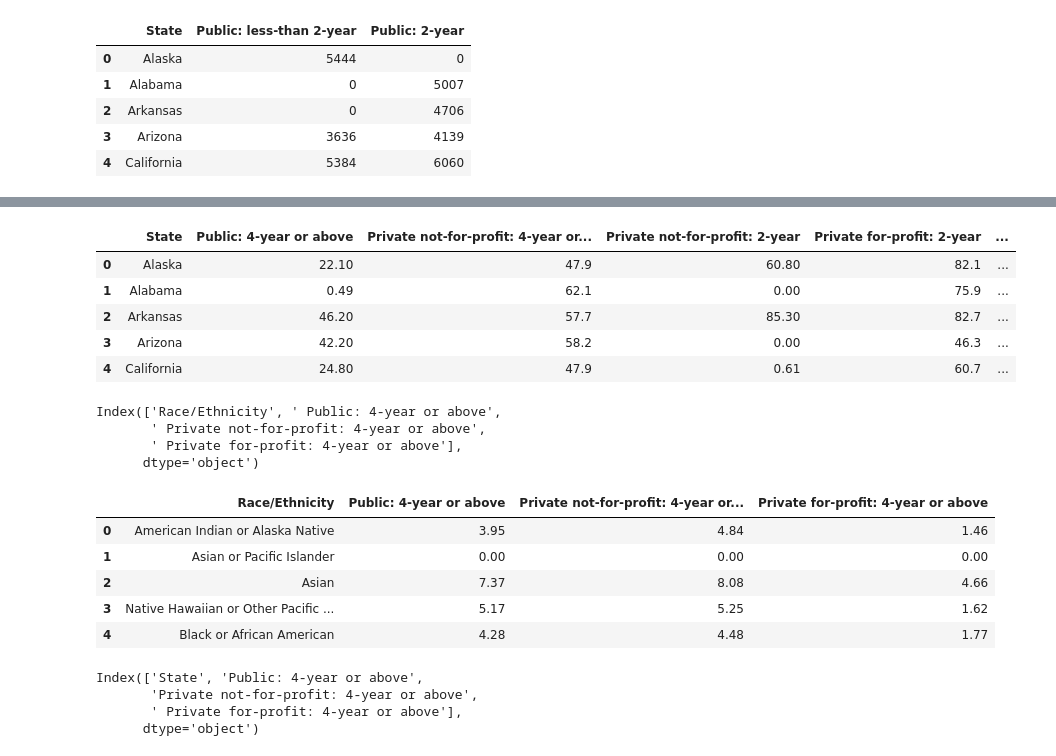
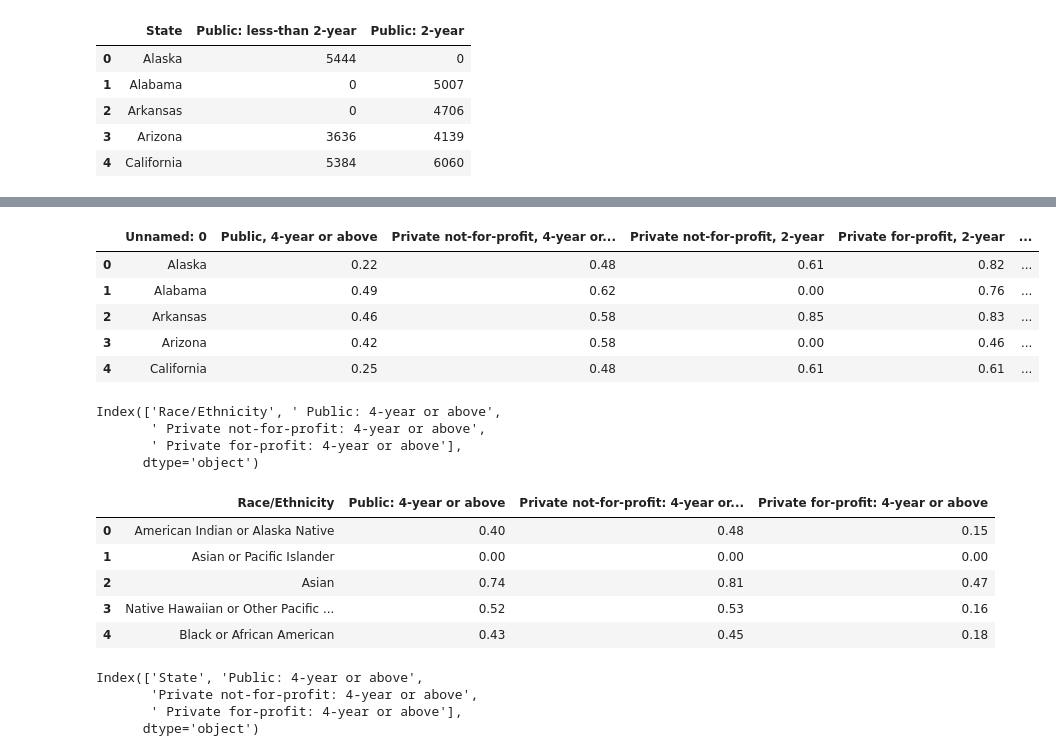
Before and after one commit to RommelPants/studentloan_analysis, a Jupyter notebook: StudentLoan_Anaylsis_WIP_v1.ipynb, the cells around one changed output, grey strips where cells are left out. Cells and saved outputs as stored; diff of their text form; code cells hidden in the pictures.

```diff
--- a/StudentLoan_Anaylsis_WIP_v1.ipynb
+++ b/StudentLoan_Anaylsis_WIP_v1.ipynb
@@ -8,9 +8,9 @@ private = ["State", "Private not-for-profit: 4-year or above", "Private not-for-
 # %%
 # Files to Load
 average_loan_amount_to_load = "./data/Average_student_loans_in_dollars.csv"
-average_loan_received_to_load = "./data/Percent_of_students_recieving_loan.csv"
-graduation_percentage_race_to_load = "./data/Percent_of_graduation_by_race.csv"
-graduation_percentage_state_to_load = "./data/Percent_of_graduation_by_state.csv"
+average_loan_received_to_load = "./data/percentage_loans.csv"
+graduation_percentage_race_to_load = "./data/percent_of_graduation_by_race.csv"
+graduation_percentage_state_to_load = "./data/percent_of_graduation_by_state.csv"
 students_enrolled_to_load = "./data/students_enrolled.csv"
 urbanization_received_aid_to_load = "./data/urbanization_received_aid.csv"
 # %%
@@ -87,44 +96,44 @@ average_loan_state_public_avg = average_loan_amount_public["Public: less-than 2-
 # %%
-average_loan_received["Public: 4-year or above"] = average_loan_received["Public: 4-year or above"].str.replace(r'%', '')
-average_loan_received["Public: 4-year or above"] = average_loan_received["Public: 4-year or above"].str.replace(r'.', '')
-average_loan_received["Public: less-than 2-year"] = average_loan_received["Public: less-than 2-year"].str.replace(r'%', '')
-average_loan_received["Public: less-than 2-year"] = average_loan_received["Public: less-than 2-year"].str.replace(r'.', '')
-average_loan_received["Public: 2-year"] = average_loan_received["Public: 2-year"].str.replace(r'%', '')
-average_loan_received["Public: 2-year"] = average_loan_received["Public: 2-year"].str.replace(r'.', '')
-average_loan_received["Private not-for-profit: 4-year or above"] = average_loan_received["Private not-for-profit: 4-year or above"].str.replace(r'%', '')
-average_loan_received["Private not-for-profit: 4-year or above"] = average_loan_received["Private not-for-profit: 4-year or above"].str.replace(r'.', '')
-average_loan_received["Private not-for-profit: 2-year"] = average_loan_received["Private not-for-profit: 2-year"].str.replace(r'%', '')
-average_loan_received["Private not-for-profit: 2-year"] = average_loan_received["Private not-for-profit: 2-year"].str.replace(r'.', '')
-average_loan_received["Private for-profit: 2-year"] = average_loan_received["Private for-profit: 2-year"].str.replace(r'%', '')
-average_loan_received["Private for-profit: 2-year"] = average_loan_received["Private for-profit: 2-year"].str.replace(r'.', '')
-average_loan_received["Private for-profit: 4-year or above"] = average_loan_received["Private for-profit: 4-year or above"].str.replace(r'%', '')
-average_loan_received["Private for-profit: 4-year or above"] = average_loan_received["Private for-profit: 4-year or above"].str.replace(r'.', '')
-average_loan_received["Private not-for-profit: less-than 2-year"] = average_loan_received["Private not-for-profit: less-than 2-year"].str.replace(r'%', '')
-average_loan_received["Private not-for-profit: less-than 2-year"] = average_loan_received["Private not-for-profit: less-than 2-year"].str.replace(r'.', '')
-average_loan_received["Private for-profit: less-than 2-year"] = average_loan_received["Private for-profit: less-than 2-year"].str.replace(r'%', '')
-average_loan_received["Private for-profit: less-than 2-year"] = average_loan_received["Private for-profit: less-than 2-year"].str.replace(r'.', '')
+average_loan_received['Public, 4-year or above'] = average_loan_received['Public, 4-year or above'].str.replace(r'%', '')
+average_loan_received['Public, 4-year or above'] = average_loan_received['Public, 4-year or above'].str.replace(r'.', '')
+average_loan_received["Public, less-than 2-year"] = average_loan_received["Public, less-than 2-year"].str.replace(r'%', '')
+average_loan_received["Public, less-than 2-year"] = average_loan_received["Public, less-than 2-year"].str.replace(r'.', '')
+average_loan_received["Public, 2-year"] = average_loan_received["Public, 2-year"].str.replace(r'%', '')
+average_loan_received["Public, 2-year"] = average_loan_received["Public, 2-year"].str.replace(r'.', '')
+average_loan_received["Private not-for-profit, 4-year or above"] = average_loan_received["Private not-for-profit, 4-year or above"].str.replace(r'%', '')
+average_loan_received["Private not-for-profit, 4-year or above"] = average_loan_received["Private not-for-profit, 4-year or above"].str.replace(r'.', '')
+average_loan_received["Private not-for-profit, 2-year"] = average_loan_received["Private not-for-profit, 2-year"].str.replace(r'%', '')
+average_loan_received["Private not-for-profit, 2-year"] = average_loan_received["Private not-for-profit, 2-year"].str.replace(r'.', '')
+average_loan_received["Private for-profit, 2-year"] = average_loan_received["Private for-profit, 2-year"].str.replace(r'%', '')
+average_loan_received["Private for-profit, 2-year"] = average_loan_received["Private for-profit, 2-year"].str.replace(r'.', '')
+average_loan_received["Private for-profit, 4-year or above"] = average_loan_received["Private for-profit, 4-year or above"].str.replace(r'%', '')
+average_loan_received["Private for-profit, 4-year or above"] = average_loan_received["Private for-profit, 4-year or above"].str.replace(r'.', '')
+average_loan_received["Private not-for-profit, less-than 2-year"] = average_loan_received["Private not-for-profit, less-than 2-year"].str.replace(r'%', '')
+average_loan_received["Private not-for-profit, less-than 2-year"] = average_loan_received["Private not-for-profit, less-than 2-year"].str.replace(r'.', '')
+average_loan_received["Private for-profit, less-than 2-year"] = average_loan_received["Private for-profit, less-than 2-year"].str.replace(r'%', '')
+average_loan_received["Private for-profit, less-than 2-year"] = average_loan_received["Private for-profit, less-than 2-year"].str.replace(r'.', '')
 
 
 average_loan_received = average_loan_received.replace(np.nan, 0)
 
-average_loan_received['Public: 4-year or above'] = average_loan_received['Public: 4-year or above'].astype(str).astype(float)/100
-average_loan_received['Public: less-than 2-year'] = average_loan_received['Public: less-than 2-year'].astype(str).astype(float)/100
-average_loan_received['Public: 2-year'] = average_loan_received['Public: 2-year'].astype(str).astype(float)/100
-average_loan_received['Private not-for-profit: 4-year or above'] = average_loan_received['Private not-for-profit: 4-year or above'].astype(str).astype(float)/100
-average_loan_received['Private not-for-profit: 2-year'] = average_loan_received['Private not-for-profit: 2-year'].astype(str).astype(float)/100
-average_loan_received['Private for-profit: 2-year'] = average_loan_received['Private for-profit: 2-year'].astype(str).astype(float)/100
-average_loan_received['Private for-profit: 4-year or above'] = average_loan_received['Private for-profit: 4-year or above'].astype(str).astype(float)/100
-average_loan_received['Private not-for-profit: less-than 2-year'] = average_loan_received['Private not-for-profit: less-than 2-year'].astype(str).astype(float)/100
-average_loan_received['Private for-profit: less-than 2-year'] = average_loan_received['Private for-profit: less-than 2-year'].astype(str).astype(float)/100
+average_loan_received['Public, 4-year or above'] = average_loan_received['Public, 4-year or above'].astype(str).astype(float)/100
+average_loan_received['Public, less-than 2-year'] = average_loan_received['Public, less-than 2-year'].astype(str).astype(float)/100
+average_loan_received['Public, 2-year'] = average_loan_received['Public, 2-year'].astype(str).astype(float)/100
+average_loan_received['Private not-for-profit, 4-year or above'] = average_loan_received['Private not-for-profit, 4-year or above'].astype(str).astype(float)/100
+average_loan_received['Private not-for-profit, 2-year'] = average_loan_received['Private not-for-profit, 2-year'].astype(str).astype(float)/100
+average_loan_received['Private for-profit, 2-year'] = average_loan_received['Private for-profit, 2-year'].astype(str).astype(float)/100
+average_loan_received['Private for-profit, 4-year or above'] = average_loan_received['Private for-profit, 4-year or above'].astype(str).astype(float)/100
+average_loan_received['Private not-for-profit, less-than 2-year'] = average_loan_received['Private not-for-profit, less-than 2-year'].astype(str).astype(float)/100
+average_loan_received['Private for-profit, less-than 2-year'] = average_loan_received['Private for-profit, less-than 2-year'].astype(str).astype(float)/100
 
 average_loan_received.head()
 # %% [output]
-|  | State | Public: 4-year or above | Private not-for-profit: 4-year or... | Private not-for-profit: 2-year | Private for-profit: 2-year | ... |
-| 0 | Alaska | 22.10 | 47.9 | 60.80 | 82.1 | ... |
-| 1 | Alabama | 0.49 | 62.1 | 0.00 | 75.9 | ... |
-| 2 | Arkansas | 46.20 | 57.7 | 85.30 | 82.7 | ... |
-| 3 | Arizona | 42.20 | 58.2 | 0.00 | 46.3 | ... |
-| 4 | California | 24.80 | 47.9 | 0.61 | 60.7 | ... |
+|  | Unnamed: 0 | Public, 4-year or above | Private not-for-profit, 4-year or... | Private not-for-profit, 2-year | Private for-profit, 2-year | ... |
+| 0 | Alaska | 0.22 | 0.48 | 0.61 | 0.82 | ... |
+| 1 | Alabama | 0.49 | 0.62 | 0.00 | 0.76 | ... |
+| 2 | Arkansas | 0.46 | 0.58 | 0.85 | 0.83 | ... |
+| 3 | Arizona | 0.42 | 0.58 | 0.00 | 0.46 | ... |
+| 4 | California | 0.25 | 0.48 | 0.61 | 0.61 | ... |
 # %%
 graduation_percentage_race.columns
 # %% [output]
@@ -149,11 +158,11 @@ graduation_percentage_race[' Private for-profit: 4-year or above'] = graduation_
 graduation_percentage_race.head()
 # %% [output]
 |  | Race/Ethnicity | Public: 4-year or above | Private not-for-profit: 4-year or... | Private for-profit: 4-year or above |
-| 0 | American Indian or Alaska Native | 3.95 | 4.84 | 1.46 |
+| 0 | American Indian or Alaska Native | 0.40 | 0.48 | 0.15 |
 | 1 | Asian or Pacific Islander | 0.00 | 0.00 | 0.00 |
-| 2 | Asian | 7.37 | 8.08 | 4.66 |
-| 3 | Native Hawaiian or Other Pacific ... | 5.17 | 5.25 | 1.62 |
-| 4 | Black or African American | 4.28 | 4.48 | 1.77 |
+| 2 | Asian | 0.74 | 0.81 | 0.47 |
+| 3 | Native Hawaiian or Other Pacific ... | 0.52 | 0.53 | 0.16 |
+| 4 | Black or African American | 0.43 | 0.45 | 0.18 |
 # %%
 graduation_percentage_state.columns
 # %% [output]
```
Also changed, not shown: parts of 4 cells of this notebook.
